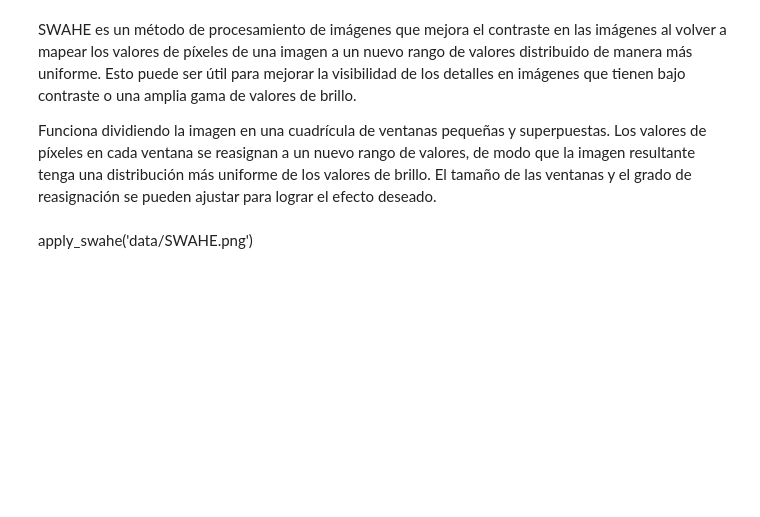
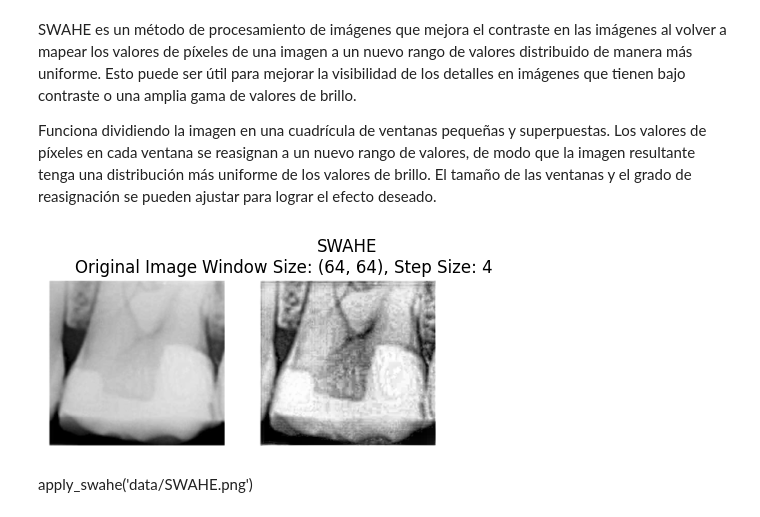
Before and after one commit to Alfonso-Garibay/computer-vision-course-Equipo-15, a Jupyter notebook: 2_image_enhancement.ipynb, the cells around one changed output. Drawn from its saved outputs; the diff is of its cells as text; code cells hidden in the pictures; blank space fills up the shorter version.

```diff
--- a/2_image_enhancement.ipynb
+++ b/2_image_enhancement.ipynb
@@ -243,6 +243,10 @@ def apply_swahe(img_path, window_size=(64, 64), step_size=4):
     axes[1].set_axis_off()
 
     plt.show()
+# %%
+apply_swahe('data/SWAHE.png')
+# %% [output]
+[figure, added]
 # %% [markdown]
 apply_swahe('data/SWAHE.png')
 # %%
```
Also changed, not shown: parts of 1 cell of this notebook.
